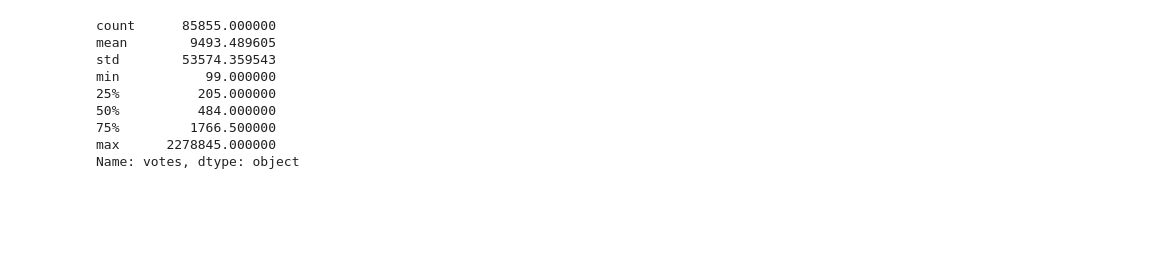
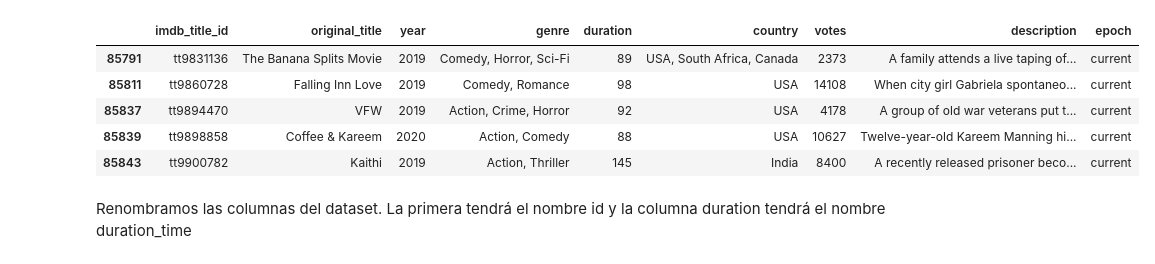
Before and after one commit to antoniomfc/TFM, a Jupyter notebook: Exploración-dataset-imdb.ipynb, the cells around one changed output. Drawn from its saved outputs; the diff is of its cells as text; code cells hidden in the pictures; blank space fills up the shorter version.

```diff
--- a/Exploración-dataset-imdb.ipynb
+++ b/Exploración-dataset-imdb.ipynb
@@ -141,2 +169,0 @@ Asignamos la media a los valores nulos
-# %%
-df.year.fillna(df.year.dropna().astype(int).median(), inplace=True)
@@ -165,4 +169,0 @@ Nos falta por limpiar la columna país, en la cual le asignaremos Unknown, y la
-# %%
-df.country.fillna('Unknown', inplace=True)
-# %%
-df.description.fillna('', inplace=True)
@@ -232,15 +170,11 @@ Pero antes de generar las columnas, vamos a eliminear las películas con menos d
-# %%
-df.votes.describe().apply(lambda x: format(x, 'f'))
-# %% [output]
-count      85855.000000
-mean        9493.489605
-std        53574.359543
-min           99.000000
-25%          205.000000
-50%          484.000000
-75%         1766.500000
-max      2278845.000000
-Name: votes, dtype: object
-# %%
-# Eliminamos del dataframe las películas con menos de 1000 votos
-df = df[df.votes >= 1000]
+# %%
+df.tail()
+# %% [output]
+|  | imdb_title_id | original_title | year | genre | duration | country | votes | description | epoch |
+| 85791 | tt9831136 | The Banana Splits Movie | 2019 | Comedy, Horror, Sci-Fi | 89 | USA, South Africa, Canada | 2373 | A family attends a live taping of... | current |
+| 85811 | tt9860728 | Falling Inn Love | 2019 | Comedy, Romance | 98 | USA | 14108 | When city girl Gabriela spontaneo... | current |
+| 85837 | tt9894470 | VFW | 2019 | Action, Crime, Horror | 92 | USA | 4178 | A group of old war veterans put t... | current |
+| 85839 | tt9898858 | Coffee & Kareem | 2020 | Action, Comedy | 88 | USA | 10627 | Twelve-year-old Kareem Manning hi... | current |
+| 85843 | tt9900782 | Kaithi | 2019 | Action, Thriller | 145 | India | 8400 | A recently released prisoner beco... | current |
+# %% [markdown]
+Renombramos las columnas del dataset. La primera tendrá el nombre id y la columna duration tendrá el nombre duration_time
```
Also changed, not shown: parts of 75 cells of this notebook, 6 other files.
